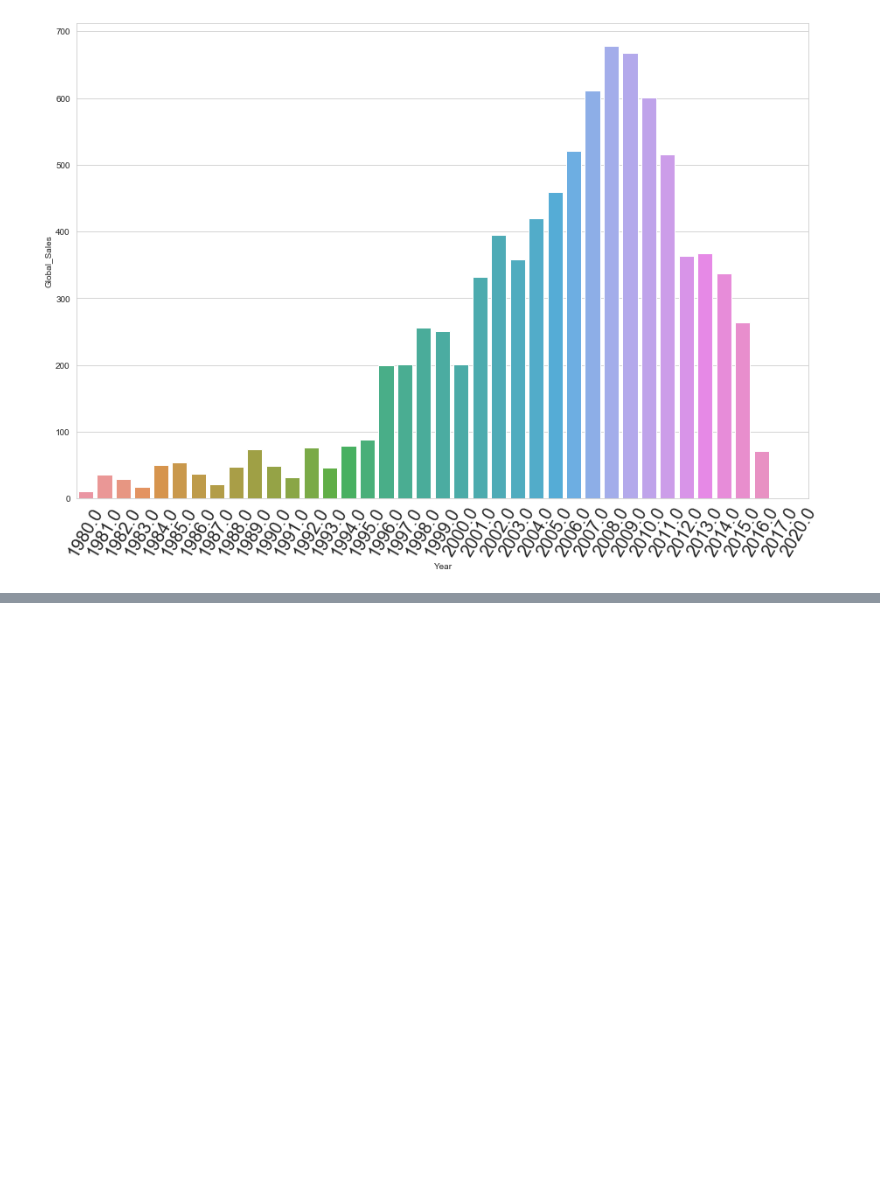
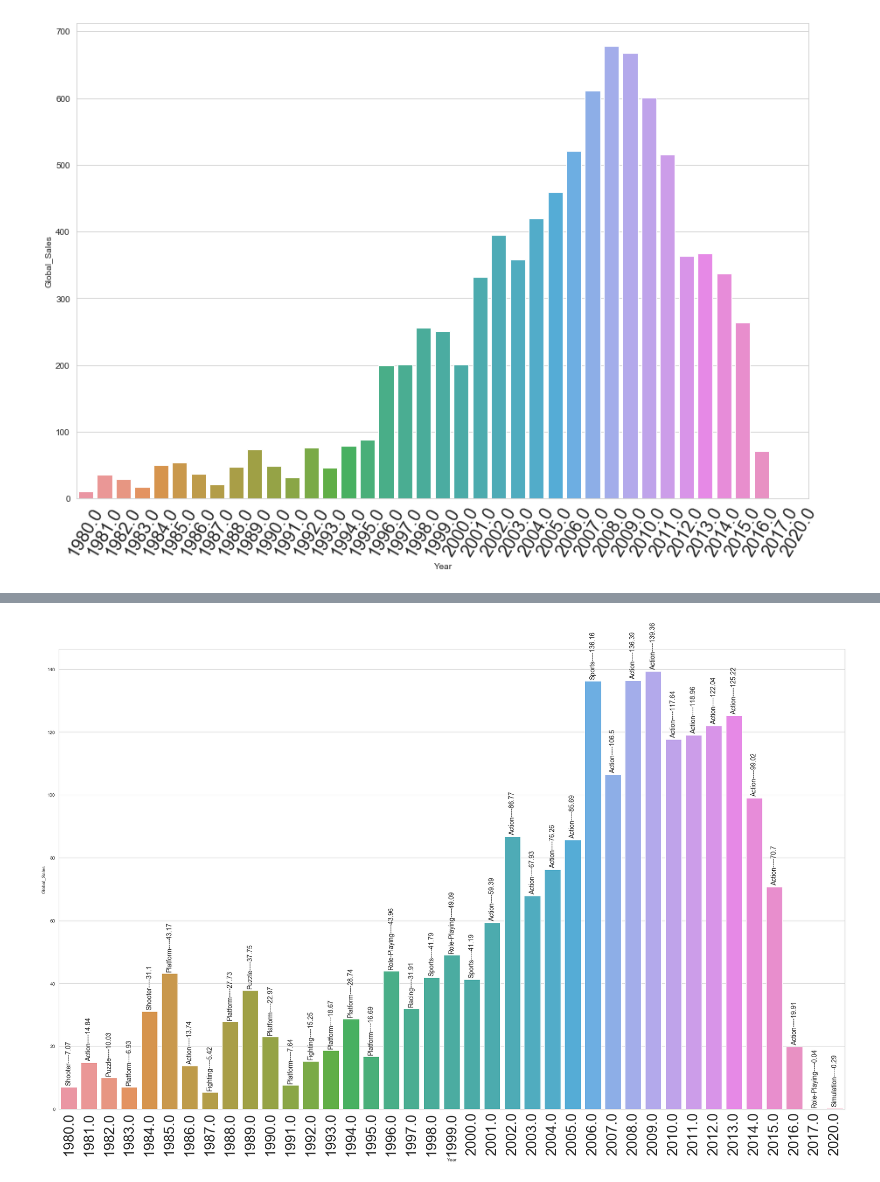
Before and after one commit to yeonghwanchoi/EDA, a Jupyter notebook: videogames/video_games.ipynb, the cells around one changed output, grey strips where cells are left out. Cells and saved outputs as stored; diff of their text form; code cells hidden in the pictures; blank space fills up the shorter version.

```diff
--- a/videogames/video_games.ipynb
+++ b/videogames/video_games.ipynb
@@ -291,0 +268,6 @@ year_max_genre
+# %%
+# single year
+year_sale_genre = data.groupby(["Year","Genre"])['Global_Sales'].sum().reset_index()
+year_sale = year_sale_genre.groupby('Year')["Global_Sales"].transform(max)== year_sale_genre["Global_Sales"]
+year_sale_high = year_sale_genre[year_sale].reset_index(drop=True)
+year_sale_high
@@ -291,0 +292,14 @@ year_max_genre
+# %%
+genre = year_sale_high['Genre']
+# %%
+plt.figure(figsize=(30, 18))
+g = sns.barplot(x='Year', y='Global_Sales', data=year_sale_high)
+index = 0
+for value in year_sale_high['Global_Sales']:
+    g.text(index, value + 1, str(genre[index] + '----' +str(round(value, 2))), size=14, rotation= 90, ha="center")
+    index += 1
+
+plt.xticks(size =30 ,rotation=90)
+plt.show()
+# %% [output]
+[figure, added]
```
Also changed, not shown: parts of 11 cells of this notebook.
